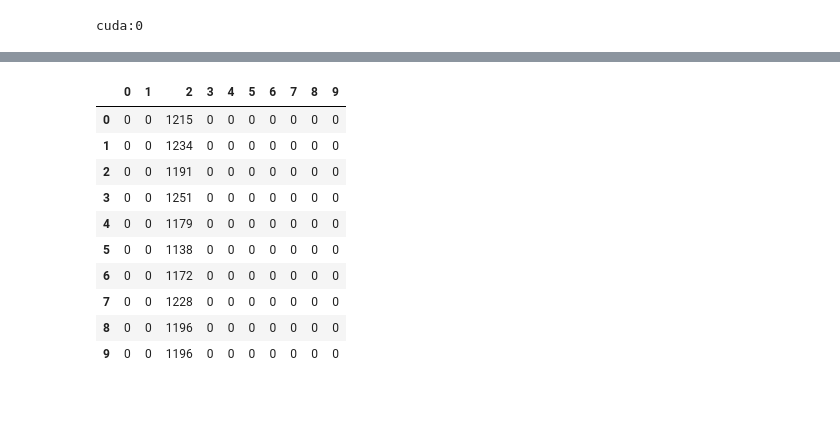
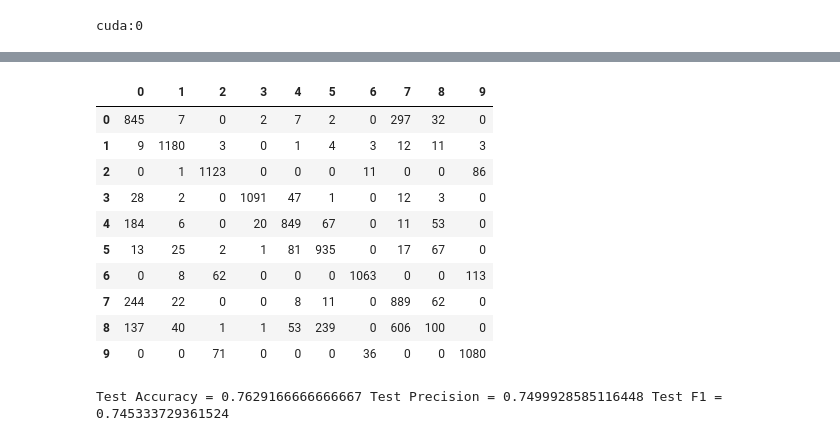
Before and after one commit to TheOneCodeGuy/AutoAssociationNN-RBM-AutoEncoders, a Jupyter notebook: Q3.ipynb, the cells around one changed output, grey strips where cells are left out. Cells and saved outputs as stored; diff of their text form; code cells hidden in the pictures; blank space fills up the shorter version.

```diff
--- a/Q3.ipynb
+++ b/Q3.ipynb
@@ -399,13 +489,13 @@ with torch.no_grad():
     classifier.fc4.bias = nn.Parameter(ae3_params[3])
 # %%
 criterion = nn.CrossEntropyLoss()
-optimizer = optim.SGD(classifier.parameters(), lr=0.001, momentum=0.9)
+optimizer = optim.SGD(classifier.parameters(), lr=0.0001, momentum=0.9)
 classifier = classifier.to(device)
 # %%
 old_loss = np.inf
 
 max_epoch = 500
-
+losses = []
 for epoch in range(max_epoch):
 
     running_loss = 0.0
@@ -428,15 +518,22 @@ for epoch in range(max_epoch):
         # Update Parameters
         optimizer.step()
 
-        running_loss += loss.item()
+        running_loss += loss.item()*len(X)/train_size
 
     print('Epoch', epoch+1, ': Loss =', running_loss)
+    print(abs(running_loss-old_loss)/running_loss)
+    losses.append(running_loss)
 
-    if abs(running_loss-old_loss)/running_loss < 1e-3:
+    if abs(running_loss-old_loss)/running_loss < 0.001 and running_loss<0.65:
         print('Converged')
         break
 
     old_loss = running_loss
 
 print('Finished Training')
+plt.plot(losses)
+plt.ylabel('Loss')
+plt.xlabel('Iter Number')
+plt.title('Convergence monitor plot')
+plt.show()
 # %% [output]
@@ -444,0 +558,24 @@ Finished Training
+# %%
+with torch.no_grad():
+
+    train_loss = 0.0
+    y_train = []
+    y_train_pred = []
+
+    for data in trainloader:
+
+        X, y = data[0].to(device), data[1].to(device)
+        y_hat = classifier(X)
+        train_loss += criterion(y_hat, y)*len(X)/train_size
+
+        y_train.extend(list(y.detach().cpu().numpy()))
+        y_train_pred.extend(list(torch.argmax(y_hat, axis=1).detach().cpu().numpy()))
+
+print('Train Loss =', train_loss.item())
+
+acc = accuracy_score(y_train, y_train_pred)
+prec = precision_score(y_train, y_train_pred, average='macro')
+f1 = f1_score(y_train, y_train_pred, average='macro')
+
+print('Train Accuracy =', acc, 'Train Precision =', prec, 'Train F1 =', f1)
+pd.DataFrame(confusion_matrix(y_train, y_train_pred))
@@ -453,10 +604,10 @@ with torch.no_grad():
 
         X, y = data[0].to(device), data[1].to(device)
         y_hat = classifier(X)
-        test_loss += criterion(y_hat, y)
+        test_loss += criterion(y_hat, y)*len(X)/test_size
 
-        y_test.extend(list(y.detach().numpy()))
-        y_test_pred.extend(list(torch.argmax(y_hat, axis=1).detach().numpy()))
+        y_test.extend(list(y.detach().cpu().numpy()))
+        y_test_pred.extend(list(torch.argmax(y_hat, axis=1).detach().cpu().numpy()))
 
 print('Test Loss =', test_loss.item())
 pd.DataFrame(confusion_matrix(y_test, y_test_pred))
@@ -465,11 +616,19 @@ Test Loss = 864.0877075195312
 |  | 0 | 1 | 2 | 3 | 4 | 5 | 6 | 7 | 8 | 9 |
-| 0 | 0 | 0 | 1215 | 0 | 0 | 0 | 0 | 0 | 0 | 0 |
-| 1 | 0 | 0 | 1234 | 0 | 0 | 0 | 0 | 0 | 0 | 0 |
-| 2 | 0 | 0 | 1191 | 0 | 0 | 0 | 0 | 0 | 0 | 0 |
-| 3 | 0 | 0 | 1251 | 0 | 0 | 0 | 0 | 0 | 0 | 0 |
-| 4 | 0 | 0 | 1179 | 0 | 0 | 0 | 0 | 0 | 0 | 0 |
-| 5 | 0 | 0 | 1138 | 0 | 0 | 0 | 0 | 0 | 0 | 0 |
-| 6 | 0 | 0 | 1172 | 0 | 0 | 0 | 0 | 0 | 0 | 0 |
-| 7 | 0 | 0 | 1228 | 0 | 0 | 0 | 0 | 0 | 0 | 0 |
-| 8 | 0 | 0 | 1196 | 0 | 0 | 0 | 0 | 0 | 0 | 0 |
-| 9 | 0 | 0 | 1196 | 0 | 0 | 0 | 0 | 0 | 0 | 0 |
+| 0 | 845 | 7 | 0 | 2 | 7 | 2 | 0 | 297 | 32 | 0 |
+| 1 | 9 | 1180 | 3 | 0 | 1 | 4 | 3 | 12 | 11 | 3 |
+| 2 | 0 | 1 | 1123 | 0 | 0 | 0 | 11 | 0 | 0 | 86 |
+| 3 | 28 | 2 | 0 | 1091 | 47 | 1 | 0 | 12 | 3 | 0 |
+| 4 | 184 | 6 | 0 | 20 | 849 | 67 | 0 | 11 | 53 | 0 |
+| 5 | 13 | 25 | 2 | 1 | 81 | 935 | 0 | 17 | 67 | 0 |
+| 6 | 0 | 8 | 62 | 0 | 0 | 0 | 1063 | 0 | 0 | 113 |
+| 7 | 244 | 22 | 0 | 0 | 8 | 11 | 0 | 889 | 62 | 0 |
+| 8 | 137 | 40 | 1 | 1 | 53 | 239 | 0 | 606 | 100 | 0 |
+| 9 | 0 | 0 | 71 | 0 | 0 | 0 | 36 | 0 | 0 | 1080 |
+# %%
+acc = accuracy_score(y_test, y_test_pred)
+prec = precision_score(y_test, y_test_pred, average='macro')
+f1 = f1_score(y_test, y_test_pred, average='macro')
+
+print('Test Accuracy =', acc, 'Test Precision =', prec, 'Test F1 =', f1)
+# %% [output]
+Test Accuracy = 0.7629166666666667 Test Precision = 0.7499928585116448 Test F1 = 0.745333729361524
```
Also changed, not shown: parts of 25 cells of this notebook.
